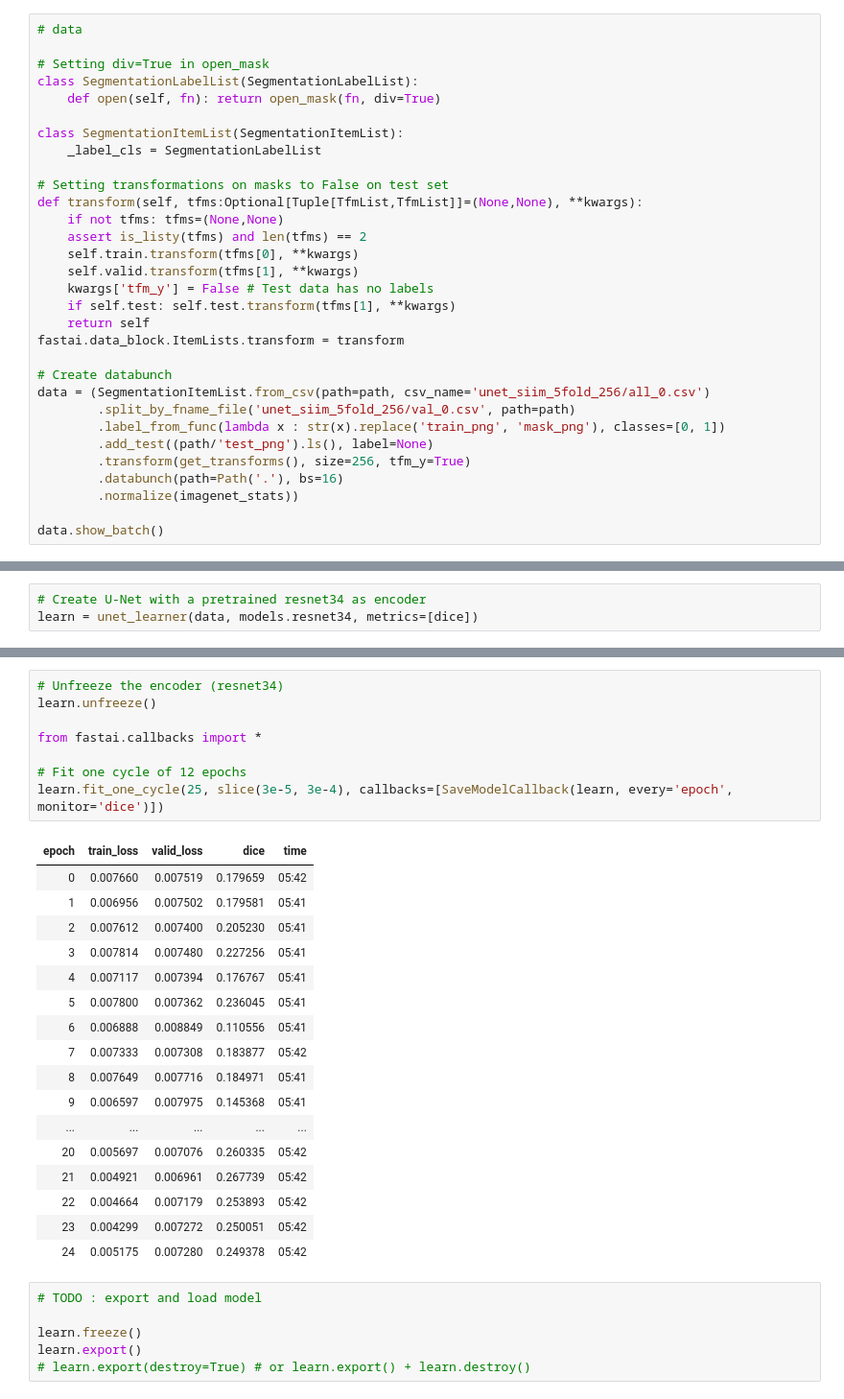
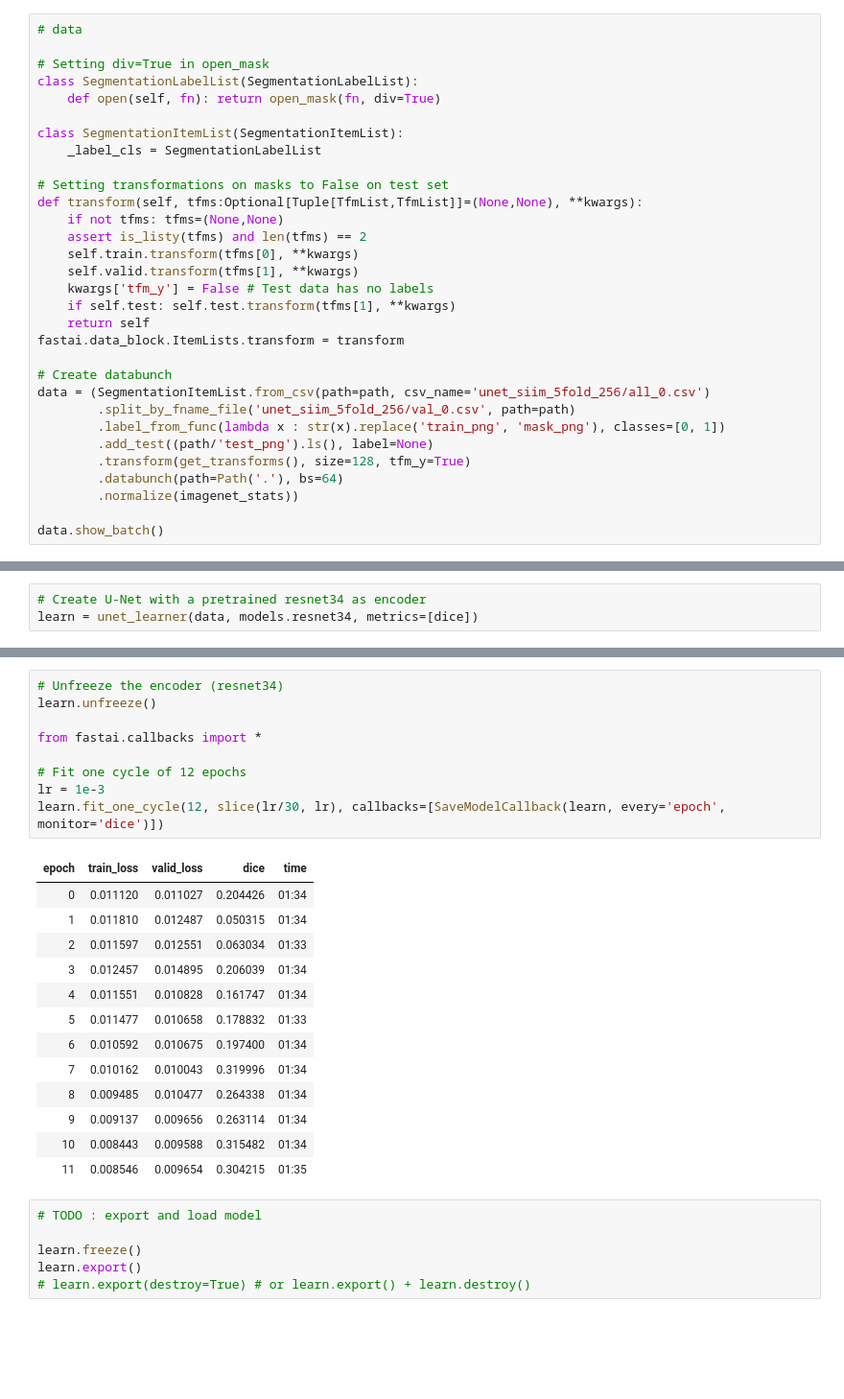
Before and after one commit to xiedidan/siim-pneumothorax, a Jupyter notebook: unet.ipynb, the cells around one changed output, grey strips where cells are left out. Shown at 96% size. Saved outputs shown, nothing was run; the diff lists cells and outputs as text; blank space fills up the shorter version.

```diff
--- a/unet.ipynb
+++ b/unet.ipynb
@@ -47,8 +47,8 @@ data = (SegmentationItemList.from_csv(path=path, csv_name='unet_siim_5fold_256/a
         .split_by_fname_file('unet_siim_5fold_256/val_0.csv', path=path)
         .label_from_func(lambda x : str(x).replace('train_png', 'mask_png'), classes=[0, 1])
         .add_test((path/'test_png').ls(), label=None)
-        .transform(get_transforms(), size=256, tfm_y=True)
-        .databunch(path=Path('.'), bs=16)
+        .transform(get_transforms(), size=128, tfm_y=True)
+        .databunch(path=Path('.'), bs=64)
         .normalize(imagenet_stats))
 
 data.show_batch()
@@ -122,29 +122,26 @@ learn.fit_one_cycle(6, slice(1e-3))
 # %%
 # Unfreeze the encoder (resnet34)
 learn.unfreeze()
 
 from fastai.callbacks import *
 
 # Fit one cycle of 12 epochs
-learn.fit_one_cycle(25, slice(3e-5, 3e-4), callbacks=[SaveModelCallback(learn, every='epoch', monitor='dice')])
+lr = 1e-3
+learn.fit_one_cycle(12, slice(lr/30, lr), callbacks=[SaveModelCallback(learn, every='epoch', monitor='dice')])
 # %% [output]
 | epoch | train_loss | valid_loss | dice | time |
-| 0 | 0.007660 | 0.007519 | 0.179659 | 05:42 |
-| 1 | 0.006956 | 0.007502 | 0.179581 | 05:41 |
-| 2 | 0.007612 | 0.007400 | 0.205230 | 05:41 |
-| 3 | 0.007814 | 0.007480 | 0.227256 | 05:41 |
-| 4 | 0.007117 | 0.007394 | 0.176767 | 05:41 |
-| 5 | 0.007800 | 0.007362 | 0.236045 | 05:41 |
-| 6 | 0.006888 | 0.008849 | 0.110556 | 05:41 |
-| 7 | 0.007333 | 0.007308 | 0.183877 | 05:42 |
-| 8 | 0.007649 | 0.007716 | 0.184971 | 05:41 |
-| 9 | 0.006597 | 0.007975 | 0.145368 | 05:41 |
-| ... | ... | ... | ... | ... |
-| 20 | 0.005697 | 0.007076 | 0.260335 | 05:42 |
-| 21 | 0.004921 | 0.006961 | 0.267739 | 05:42 |
-| 22 | 0.004664 | 0.007179 | 0.253893 | 05:42 |
-| 23 | 0.004299 | 0.007272 | 0.250051 | 05:42 |
-| 24 | 0.005175 | 0.007280 | 0.249378 | 05:42 |
+| 0 | 0.011120 | 0.011027 | 0.204426 | 01:34 |
+| 1 | 0.011810 | 0.012487 | 0.050315 | 01:34 |
+| 2 | 0.011597 | 0.012551 | 0.063034 | 01:33 |
+| 3 | 0.012457 | 0.014895 | 0.206039 | 01:34 |
+| 4 | 0.011551 | 0.010828 | 0.161747 | 01:34 |
+| 5 | 0.011477 | 0.010658 | 0.178832 | 01:33 |
+| 6 | 0.010592 | 0.010675 | 0.197400 | 01:34 |
+| 7 | 0.010162 | 0.010043 | 0.319996 | 01:34 |
+| 8 | 0.009485 | 0.010477 | 0.264338 | 01:34 |
+| 9 | 0.009137 | 0.009656 | 0.263114 | 01:34 |
+| 10 | 0.008443 | 0.009588 | 0.315482 | 01:34 |
+| 11 | 0.008546 | 0.009654 | 0.304215 | 01:35 |
 # %%
 # TODO : export and load model
 
```
Also changed, not shown: parts of 16 cells of this notebook, 1 other file.
